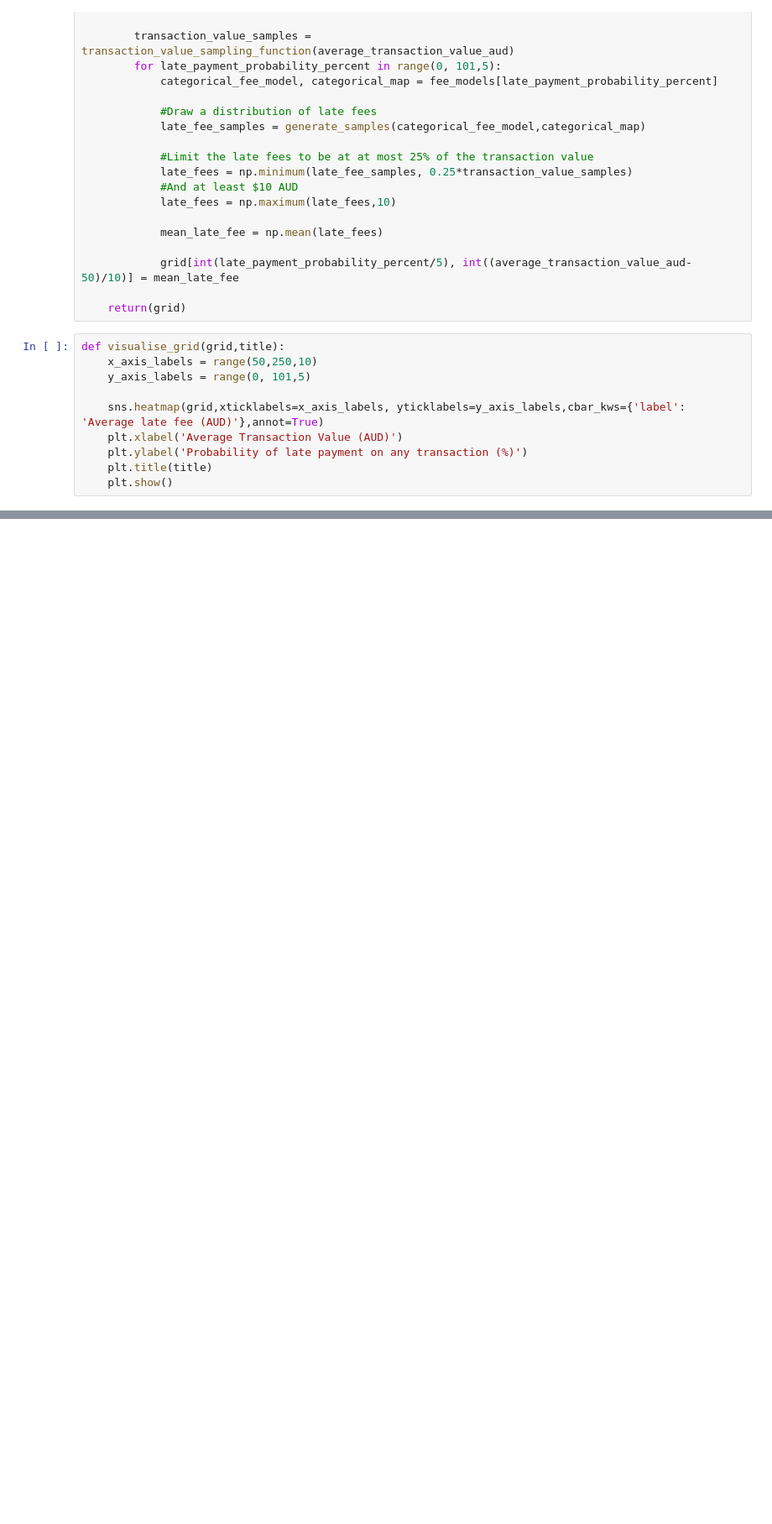
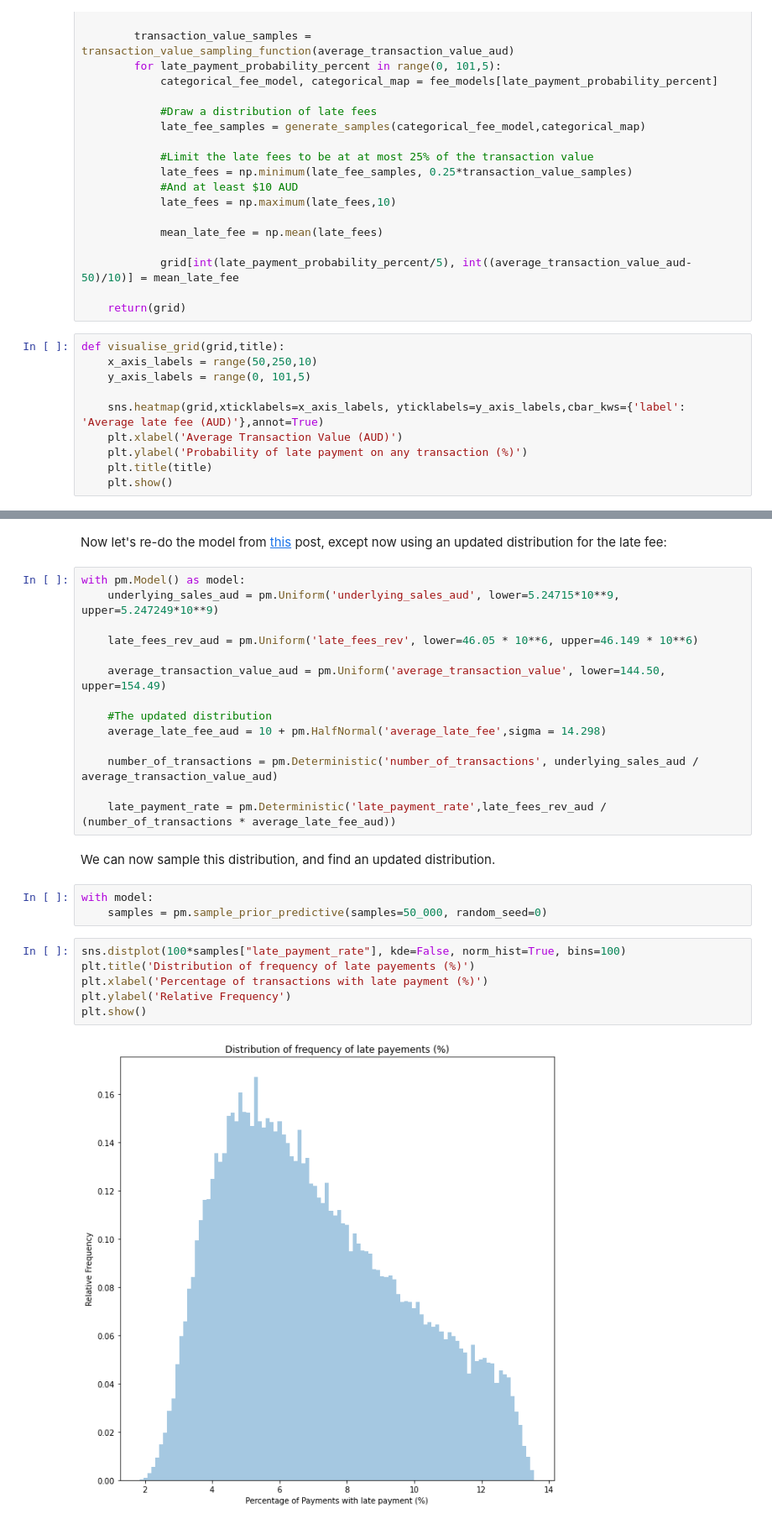
Before and after one commit to CGCooke/Blog, a Jupyter notebook: _notebooks/2020-08-22-Afterpay-Customer-Defaults-Part-3.ipynb, the cells around one changed output, grey strips where cells are left out. Shown at 84% size. Cells and saved outputs as stored; diff of their text form; blank space fills up the shorter version.

Commit message:
Updating posts

```diff
--- a/_notebooks/2020-08-22-Afterpay-Customer-Defaults-Part-3.ipynb
+++ b/_notebooks/2020-08-22-Afterpay-Customer-Defaults-Part-3.ipynb
@@ -221,0 +246,29 @@ plt.show()
+# %% [markdown]
+Now let's re-do the model from [this](https://cgcooke.github.io/Blog/bayesian/pymc3/finance/monte%20carlo%20simulation/afterpay/2020/08/21/Afterpay-Customer-Defaults-Part-1.html) post, except now using an updated distribution for the late fee:
+# %%
+with pm.Model() as model:
+    underlying_sales_aud = pm.Uniform('underlying_sales_aud', lower=5.24715*10**9, upper=5.247249*10**9)
+
+    late_fees_rev_aud = pm.Uniform('late_fees_rev', lower=46.05 * 10**6, upper=46.149 * 10**6)
+
+    average_transaction_value_aud = pm.Uniform('average_transaction_value', lower=144.50, upper=154.49)
+
+    #The updated distribution
+    average_late_fee_aud = 10 + pm.HalfNormal('average_late_fee',sigma = 14.298)
+
+    number_of_transactions = pm.Deterministic('number_of_transactions', underlying_sales_aud / average_transaction_value_aud)
+
+    late_payment_rate = pm.Deterministic('late_payment_rate',late_fees_rev_aud / (number_of_transactions * average_late_fee_aud))
+# %% [markdown]
+We can now sample this distribution, and find an updated distribution.
+# %%
+with model:
+    samples = pm.sample_prior_predictive(samples=50_000, random_seed=0)
+# %%
+sns.distplot(100*samples["late_payment_rate"], kde=False, norm_hist=True, bins=100)
+plt.title('Distribution of frequency of late payements (%)')
+plt.xlabel('Percentage of transactions with late payment (%)')
+plt.ylabel('Relative Frequency')
+plt.show()
+# %% [output]
+[figure, added]
```
Also changed, not shown: parts of 15 cells of this notebook, 2 other files.
